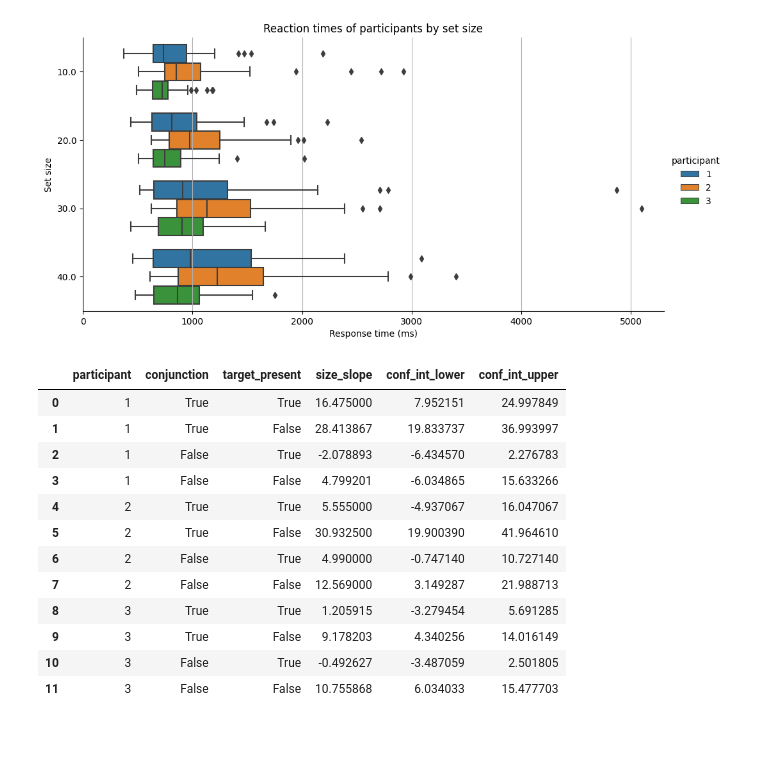
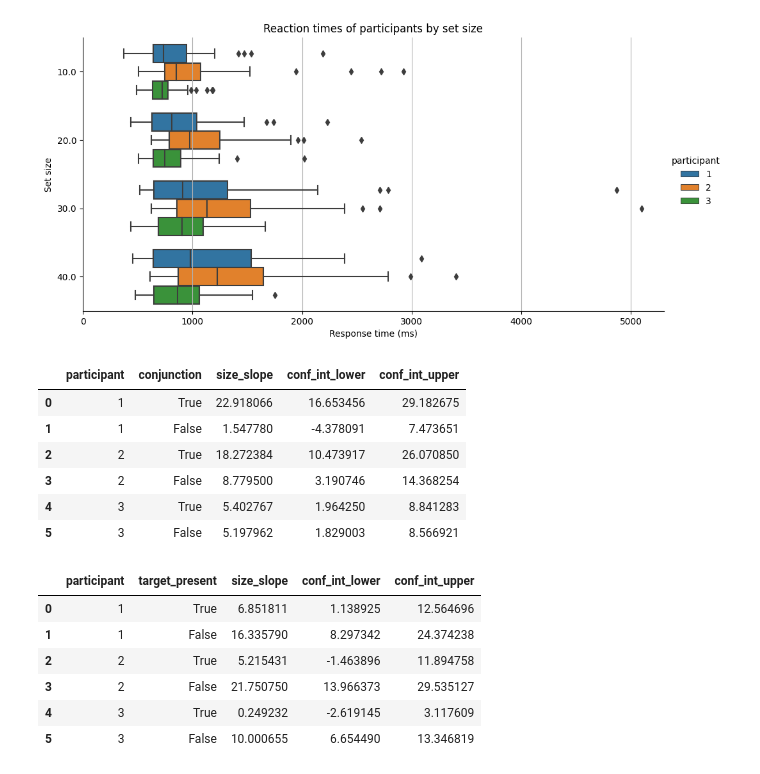
Before and after one commit to dbeinhauer/visual_search_experiment, a Jupyter notebook: visual-search-experiment-report.ipynb, the cells around one changed output. Saved outputs shown, nothing was run; the diff lists cells and outputs as text; code cells hidden in the pictures; blank space fills up the shorter version.

```diff
--- a/visual-search-experiment-report.ipynb
+++ b/visual-search-experiment-report.ipynb
@@ -213,6 +214,20 @@ for is_conjuction in [True, False]:
 plot_reaction_times(correct_results, x_size=correct_results["response_time"].max() + 200)
 # %% [output]
 [figure]
+# %%
+def perform_regresion(
+        # regresion_results: pd.DataFrame,
+        data: pd.DataFrame,
+        conf_interval=.05,
+    ):
+    sizes = data['size']
+    response_times = data['response_time']
+
+    model = sm.OLS(response_times, sm.add_constant(sizes)).fit()
+
+    cfi = model.conf_int(alpha=conf_interval)
+
+    return model.params[1], cfi[0][1], cfi[1][1]
 # %%
 participants = correct_results.participant.unique()
 
@@ -266,19 +301,23 @@ for participant in participants:
 # %%
-regresion_results["conjunction"] = regresion_results["conjunction"].astype(bool)
-regresion_results["target_present"] = regresion_results["target_present"].astype(bool)
+regresion_results_conj["conjunction"] = regresion_results_conj["conjunction"].astype(bool)
+regresion_results_target["target_present"] = regresion_results_target["target_present"].astype(bool)
 # %%
-regresion_results
+regresion_results_conj
 # %% [output]
-|  | participant | conjunction | target_present | size_slope | conf_int_lower | conf_int_upper |
-| 0 | 1 | True | True | 16.475000 | 7.952151 | 24.997849 |
-| 1 | 1 | True | False | 28.413867 | 19.833737 | 36.993997 |
-| 2 | 1 | False | True | -2.078893 | -6.434570 | 2.276783 |
-| 3 | 1 | False | False | 4.799201 | -6.034865 | 15.633266 |
-| 4 | 2 | True | True | 5.555000 | -4.937067 | 16.047067 |
-| 5 | 2 | True | False | 30.932500 | 19.900390 | 41.964610 |
-| 6 | 2 | False | True | 4.990000 | -0.747140 | 10.727140 |
-| 7 | 2 | False | False | 12.569000 | 3.149287 | 21.988713 |
-| 8 | 3 | True | True | 1.205915 | -3.279454 | 5.691285 |
-| 9 | 3 | True | False | 9.178203 | 4.340256 | 14.016149 |
-| 10 | 3 | False | True | -0.492627 | -3.487059 | 2.501805 |
-| 11 | 3 | False | False | 10.755868 | 6.034033 | 15.477703 |
+|  | participant | conjunction | size_slope | conf_int_lower | conf_int_upper |
+| 0 | 1 | True | 22.918066 | 16.653456 | 29.182675 |
+| 1 | 1 | False | 1.547780 | -4.378091 | 7.473651 |
+| 2 | 2 | True | 18.272384 | 10.473917 | 26.070850 |
+| 3 | 2 | False | 8.779500 | 3.190746 | 14.368254 |
+| 4 | 3 | True | 5.402767 | 1.964250 | 8.841283 |
+| 5 | 3 | False | 5.197962 | 1.829003 | 8.566921 |
+# %%
+regresion_results_target
+# %% [output]
+|  | participant | target_present | size_slope | conf_int_lower | conf_int_upper |
+| 0 | 1 | True | 6.851811 | 1.138925 | 12.564696 |
+| 1 | 1 | False | 16.335790 | 8.297342 | 24.374238 |
+| 2 | 2 | True | 5.215431 | -1.463896 | 11.894758 |
+| 3 | 2 | False | 21.750750 | 13.966373 | 29.535127 |
+| 4 | 3 | True | 0.249232 | -2.619145 | 3.117609 |
+| 5 | 3 | False | 10.000655 | 6.654490 | 13.346819 |
```
Also changed, not shown: parts of 6 cells of this notebook.
